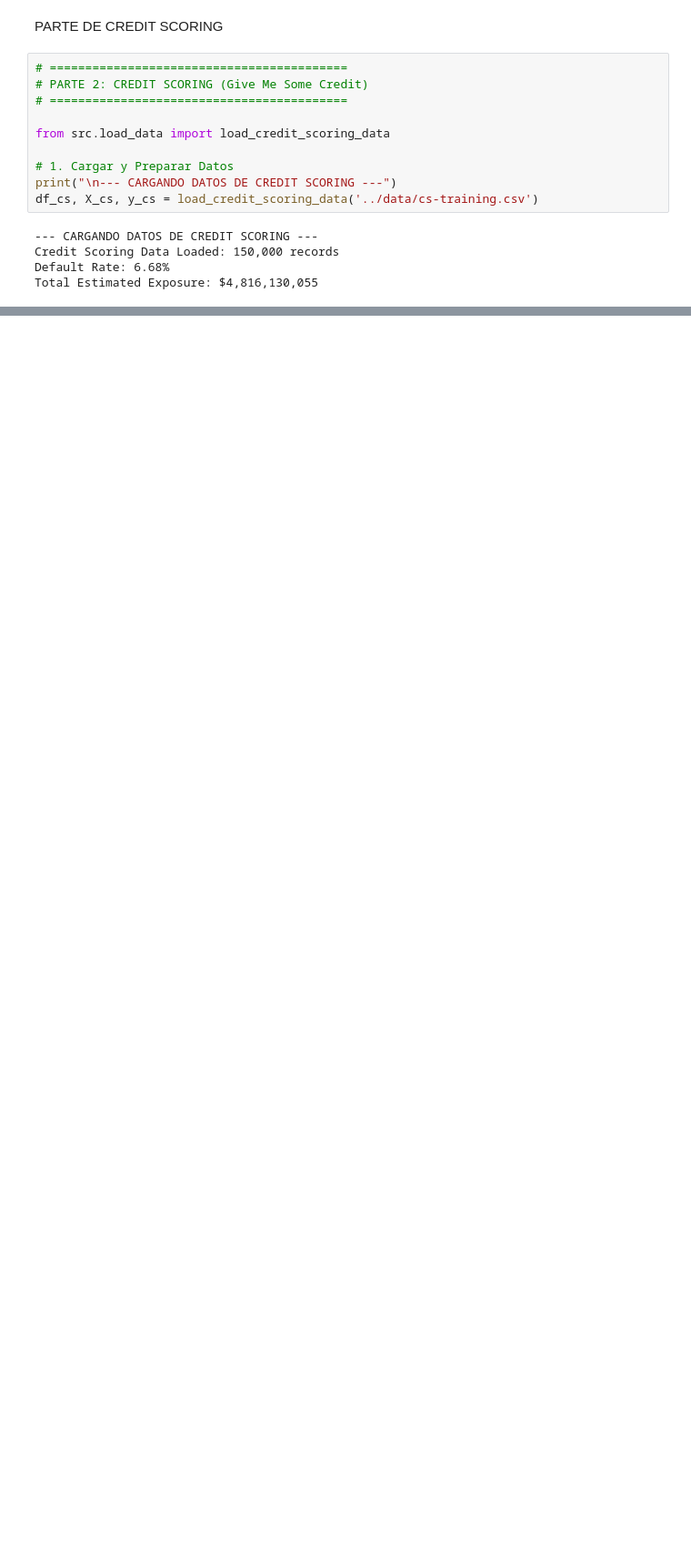
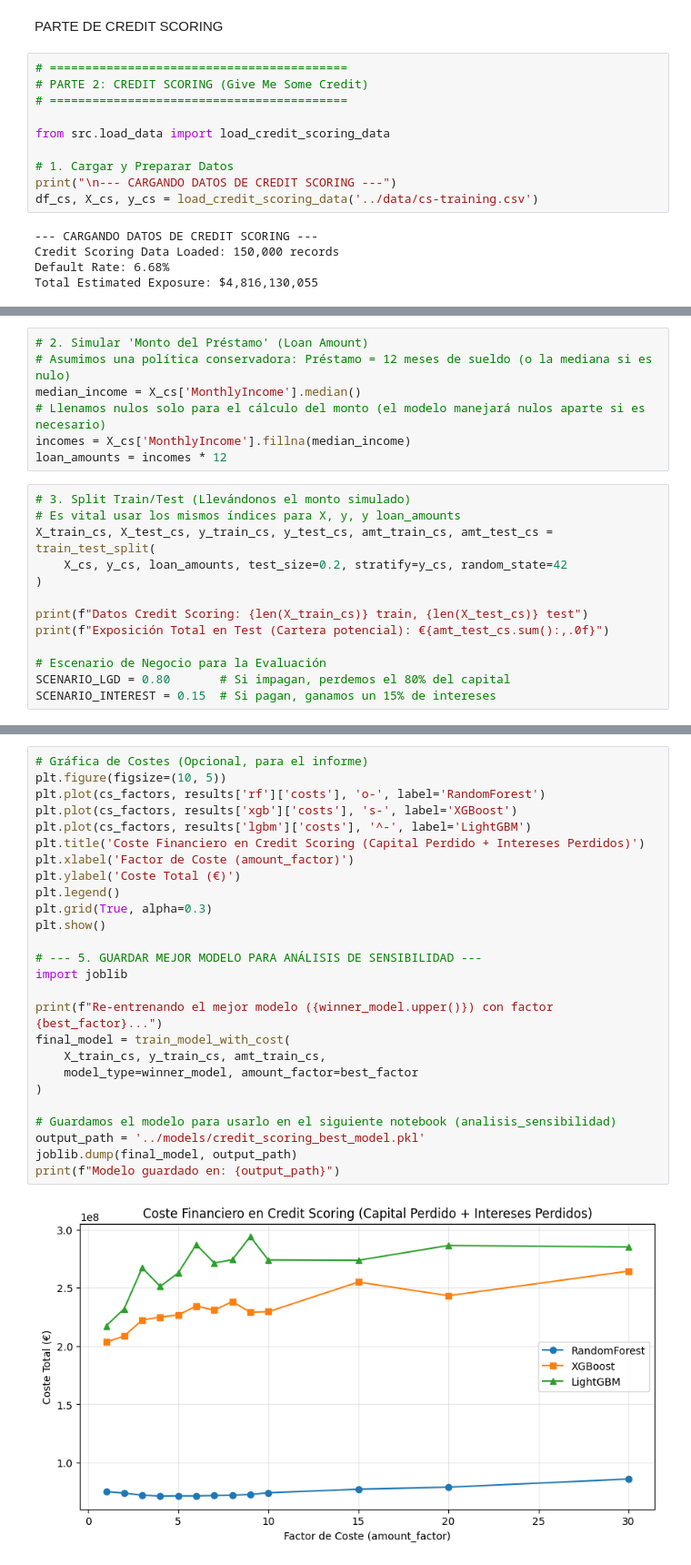
Before and after one commit to AlejandroJB18/tfg_info_deteccion_fraude, a Jupyter notebook: notebooks/analisis_financiero.ipynb, the cells around one changed output, grey strips where cells are left out. Shown at 91% size. Cells and saved outputs as stored; diff of their text form; blank space fills up the shorter version.

Commit message:
credit scoring analisis

```diff
--- a/notebooks/analisis_financiero.ipynb
+++ b/notebooks/analisis_financiero.ipynb
@@ -437,0 +302,20 @@ Modelo guardado en: ../models/credit_scoring_best_model.pkl
+# %%
+# 2. Simular 'Monto del Préstamo' (Loan Amount)
+# Asumimos una política conservadora: Préstamo = 12 meses de sueldo (o la mediana si es nulo)
+median_income = X_cs['MonthlyIncome'].median()
+# Llenamos nulos solo para el cálculo del monto (el modelo manejará nulos aparte si es necesario)
+incomes = X_cs['MonthlyIncome'].fillna(median_income)
+loan_amounts = incomes * 12
+# %%
+# 3. Split Train/Test (Llevándonos el monto simulado)
+# Es vital usar los mismos índices para X, y, y loan_amounts
+X_train_cs, X_test_cs, y_train_cs, y_test_cs, amt_train_cs, amt_test_cs = train_test_split(
+    X_cs, y_cs, loan_amounts, test_size=0.2, stratify=y_cs, random_state=42
+)
+
+print(f"Datos Credit Scoring: {len(X_train_cs)} train, {len(X_test_cs)} test")
+print(f"Exposición Total en Test (Cartera potencial): €{amt_test_cs.sum():,.0f}")
+
+# Escenario de Negocio para la Evaluación
+SCENARIO_LGD = 0.80       # Si impagan, perdemos el 80% del capital
+SCENARIO_INTEREST = 0.15  # Si pagan, ganamos un 15% de intereses
@@ -437,0 +430,28 @@ Modelo guardado en: ../models/credit_scoring_best_model.pkl
+# %%
+# Gráfica de Costes (Opcional, para el informe)
+plt.figure(figsize=(10, 5))
+plt.plot(cs_factors, results['rf']['costs'], 'o-', label='RandomForest')
+plt.plot(cs_factors, results['xgb']['costs'], 's-', label='XGBoost')
+plt.plot(cs_factors, results['lgbm']['costs'], '^-', label='LightGBM')
+plt.title('Coste Financiero en Credit Scoring (Capital Perdido + Intereses Perdidos)')
+plt.xlabel('Factor de Coste (amount_factor)')
+plt.ylabel('Coste Total (€)')
+plt.legend()
+plt.grid(True, alpha=0.3)
+plt.show()
+
+# --- 5. GUARDAR MEJOR MODELO PARA ANÁLISIS DE SENSIBILIDAD ---
+import joblib
+
+print(f"Re-entrenando el mejor modelo ({winner_model.upper()}) con factor {best_factor}...")
+final_model = train_model_with_cost(
+    X_train_cs, y_train_cs, amt_train_cs,
+    model_type=winner_model, amount_factor=best_factor
+)
+
+# Guardamos el modelo para usarlo en el siguiente notebook (analisis_sensibilidad)
+output_path = '../models/credit_scoring_best_model.pkl'
+joblib.dump(final_model, output_path)
+print(f"Modelo guardado en: {output_path}")
+# %% [output]
+[figure, added]
```
Also changed, not shown: parts of 11 cells of this notebook, 6 other files.
